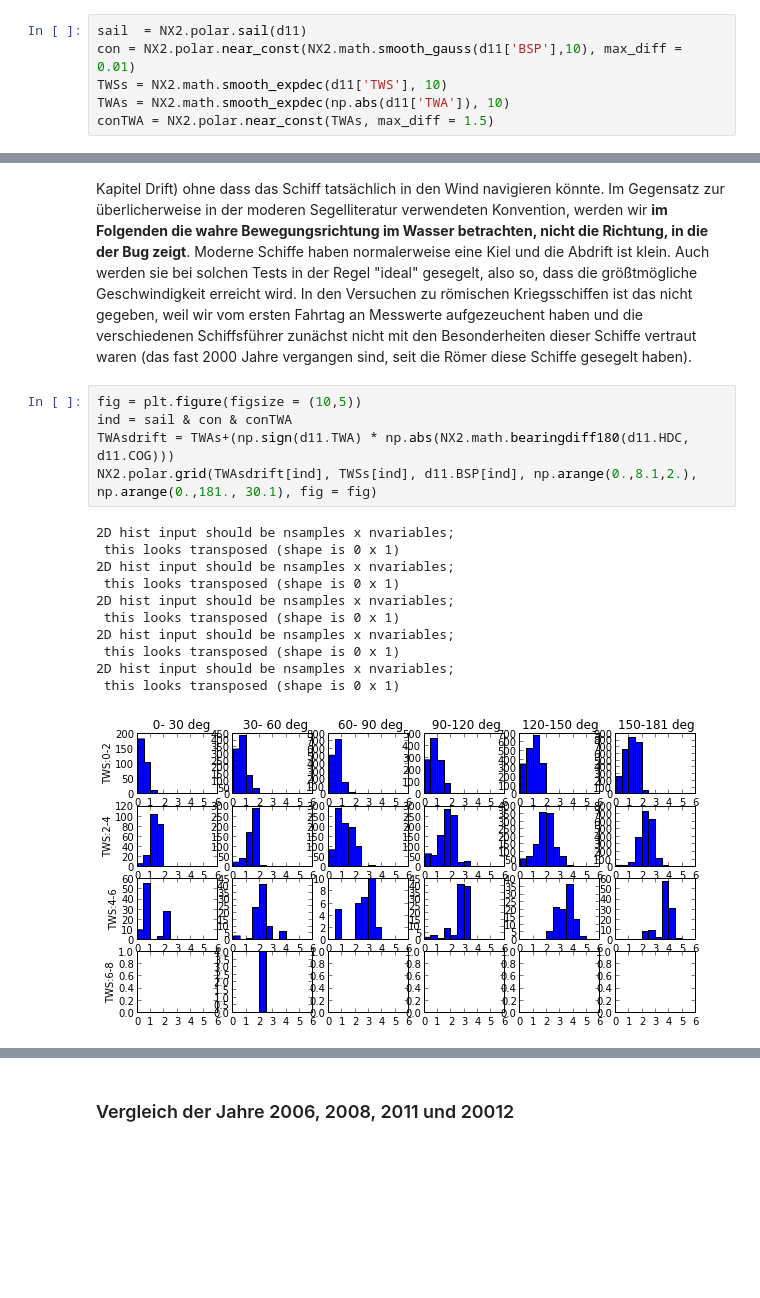
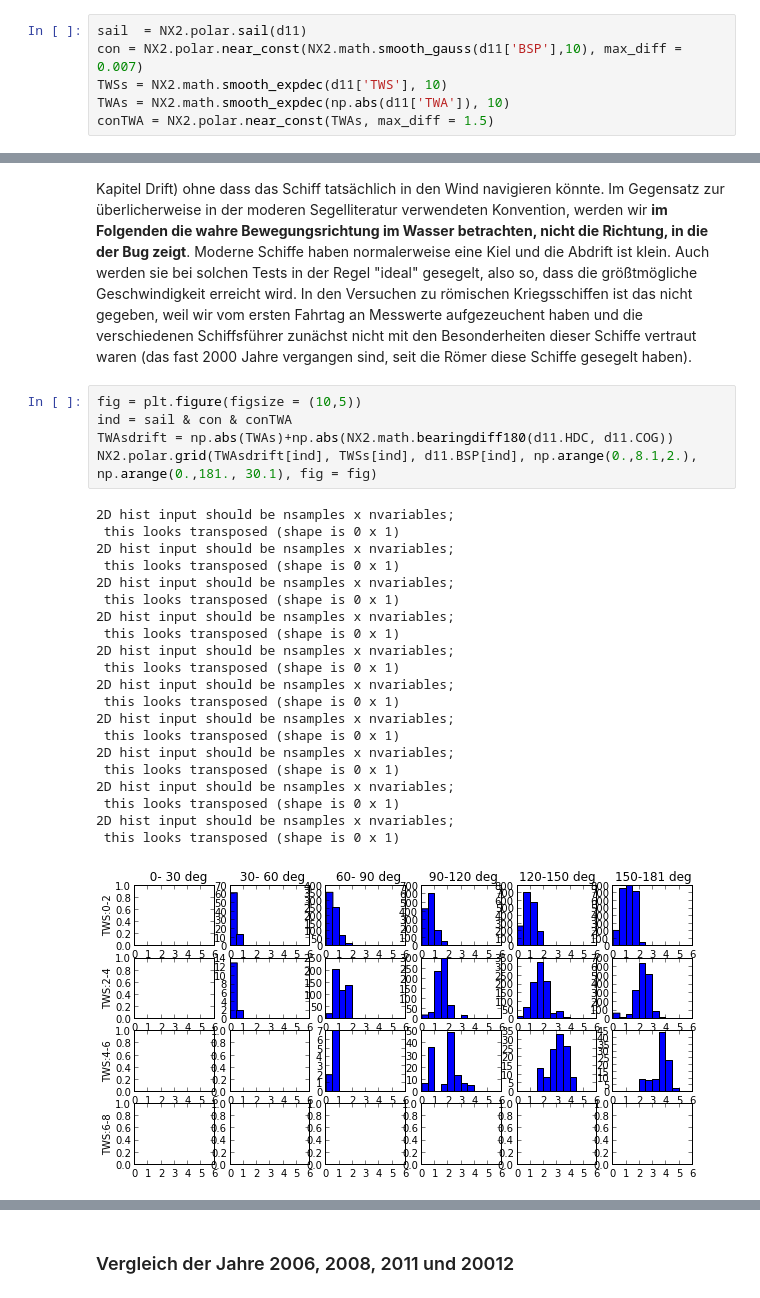
Before and after one commit to Roemerschiff/NX2, a Jupyter notebook: analysis/Polarplots.ipynb, the cells around one changed output, grey strips where cells are left out. Saved outputs shown, nothing was run; the diff lists cells and outputs as text; blank space fills up the shorter version.

```diff
--- a/analysis/Polarplots.ipynb
+++ b/analysis/Polarplots.ipynb
@@ -131,7 +131,7 @@ plt.legend(loc = 'lower left')
 Um sinnvolle Parameter zum Filtern zu finden und zu zeigen, wie sich die einzelnen Filter auswirken, verwende ich im Folgenden den Datensatz von 2011 als Beispiel.
 # %%
 sail  = NX2.polar.sail(d11)
-con = NX2.polar.near_const(NX2.math.smooth_gauss(d11['BSP'],10), max_diff = 0.01)
+con = NX2.polar.near_const(NX2.math.smooth_gauss(d11['BSP'],10), max_diff = 0.007)
 TWSs = NX2.math.smooth_expdec(d11['TWS'], 10)
 TWAs = NX2.math.smooth_expdec(np.abs(d11['TWA']), 10)
 conTWA = NX2.polar.near_const(TWAs, max_diff = 1.5)
@@ -215,17 +211,27 @@ Möglicherweise hat der Steuermann hier den Kurs nicht optimal eingestellt und e
 # %%
 fig = plt.figure(figsize = (10,5))
 ind = sail & con & conTWA
-TWAsdrift = TWAs+(np.sign(d11.TWA) * np.abs(NX2.math.bearingdiff180(d11.HDC, d11.COG)))
+TWAsdrift = np.abs(TWAs)+np.abs(NX2.math.bearingdiff180(d11.HDC, d11.COG))
 NX2.polar.grid(TWAsdrift[ind], TWSs[ind], d11.BSP[ind], np.arange(0.,8.1,2.), np.arange(0.,181., 30.1), fig = fig)
 # %% [output]
 2D hist input should be nsamples x nvariables;
  this looks transposed (shape is 0 x 1)
 2D hist input should be nsamples x nvariables;
  this looks transposed (shape is 0 x 1)
 2D hist input should be nsamples x nvariables;
  this looks transposed (shape is 0 x 1)
 2D hist input should be nsamples x nvariables;
  this looks transposed (shape is 0 x 1)
 2D hist input should be nsamples x nvariables;
  this looks transposed (shape is 0 x 1)
+2D hist input should be nsamples x nvariables;
+ this looks transposed (shape is 0 x 1)
+2D hist input should be nsamples x nvariables;
+ this looks transposed (shape is 0 x 1)
+2D hist input should be nsamples x nvariables;
+ this looks transposed (shape is 0 x 1)
+2D hist input should be nsamples x nvariables;
+ this looks transposed (shape is 0 x 1)
+2D hist input should be nsamples x nvariables;
+ this looks transposed (shape is 0 x 1)
-[figure, old version]
+[figure, new version]
```
Also changed, not shown: parts of 23 cells of this notebook, 1 other file.
